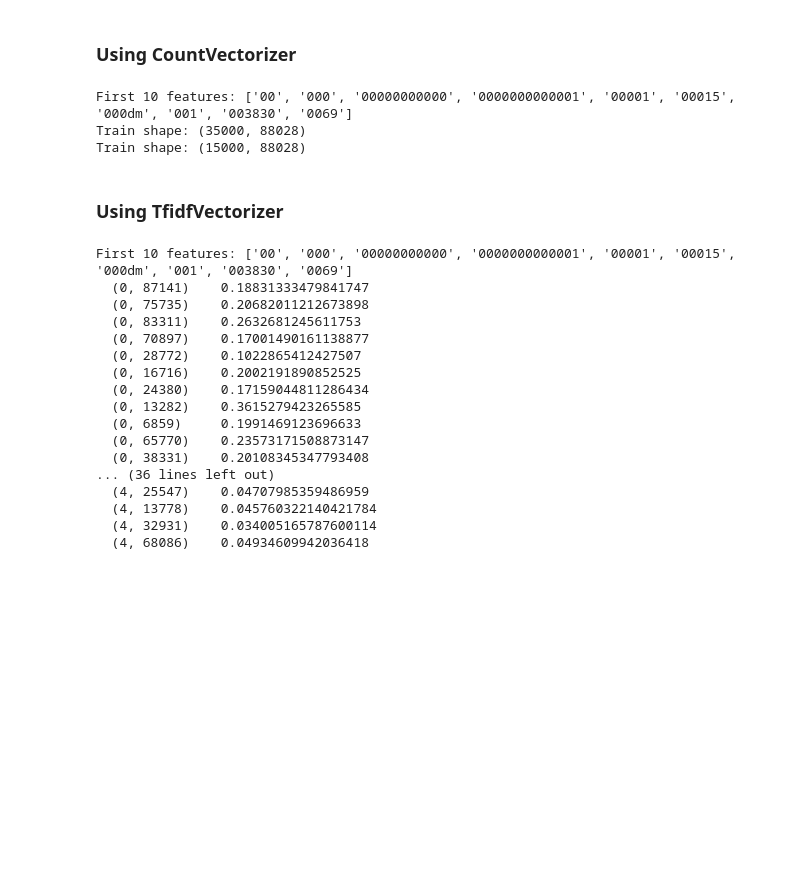
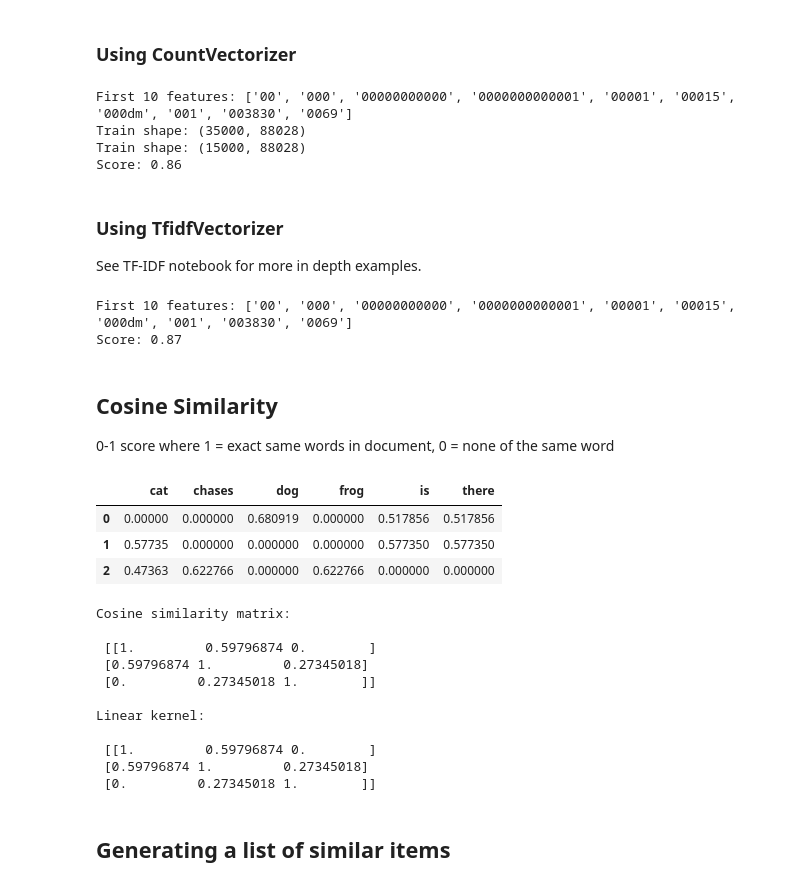
Before and after one commit to mattm/python-cheat-sheet, a Jupyter notebook: Natural Language Processing (NLP).ipynb, the cells around one changed output. Saved outputs shown, nothing was run; the diff lists cells and outputs as text; code cells hidden in the pictures; blank space fills up the shorter version.

```diff
--- a/Natural Language Processing (NLP).ipynb
+++ b/Natural Language Processing (NLP).ipynb
@@ -390,12 +470,19 @@ print("First 10 features:", count_vectorizer.get_feature_names()[:10])
 
 print("Train shape:", X_train_transformed.shape)
 print("Train shape:", X_test_transformed.shape)
+
+nb = MultinomialNB()
+nb.fit(X_train_transformed, y_train)
+print("Score: {:.2f}".format(nb.score(X_test_transformed, y_test)))
 # %% [output]
 First 10 features: ['00', '000', '00000000000', '0000000000001', '00001', '00015', '000dm', '001', '003830', '0069']
 Train shape: (35000, 88028)
 Train shape: (15000, 88028)
+Score: 0.86
-# %% [markdown]
-### Using TfidfVectorizer
+# %% [markdown]
+### Using TfidfVectorizer
+
+See TF-IDF notebook for more in depth examples.
 # %%
 # max_df: "When building the vocabulary ignore terms that have a document frequency strictly higher than
 # the given threshold (corpus-specific stop words). If float in range [0.0, 1.0], the parameter represents
@@ -406,22 +493,51 @@ X_train_transformed = tfidf_vectorizer.fit_transform(X_train)
 X_test_transformed = tfidf_vectorizer.transform(X_test)
 
 print("First 10 features:", tfidf_vectorizer.get_feature_names()[:10])
-print(X_train_transformed[:5])
+
+nb = MultinomialNB()
+nb.fit(X_train_transformed, y_train)
+print("Score: {:.2f}".format(nb.score(X_test_transformed, y_test)))
 # %% [output]
 First 10 features: ['00', '000', '00000000000', '0000000000001', '00001', '00015', '000dm', '001', '003830', '0069']
-  (0, 87141)    0.18831333479841747
-  (0, 75735)    0.20682011212673898
-  (0, 83311)    0.2632681245611753
-  (0, 70897)    0.17001490161138877
-  (0, 28772)    0.1022865412427507
-  (0, 16716)    0.2002191890852525
-  (0, 24380)    0.17159044811286434
-  (0, 13282)    0.3615279423265585
-  (0, 6859)     0.1991469123696633
-  (0, 65770)    0.23573171508873147
-  (0, 38331)    0.20108345347793408
-... (36 lines left out)
-  (4, 25547)    0.04707985359486959
-  (4, 13778)    0.045760322140421784
-  (4, 32931)    0.034005165787600114
-  (4, 68086)    0.04934609942036418
+Score: 0.87
+# %% [markdown]
+## Cosine Similarity
+
+0-1 score where 1 = exact same words in document, 0 = none of the same word
+# %%
+corpus = ["There is a dog", "There is a cat", "A cat chases a frog"]
+
+tfidf_vectorizer = TfidfVectorizer()
+tfidf_matrix = tfidf_vectorizer.fit_transform(corpus)
+
+df = pd.DataFrame(tfidf_matrix.toarray(), columns=tfidf_vectorizer.get_feature_names())
+display(df)
+
+cosine_sim = cosine_similarity(tfidf_matrix, tfidf_matrix)
+print("Cosine similarity matrix:\n\n", cosine_sim)
+
+# Notice how both linear_kernel and cosine_similarity produced the same result.
+# However, linear_kernel took a smaller amount of time to execute. When you're
+# working with a very large amount of data and your vectors are in the tf-idf
+# representation, it is good practice to default to linear_kernel to improve performance.
+# via https://campus.datacamp.com/courses/feature-engineering-for-nlp-in-python/tf-idf-and-similarity-scores?ex=9
+cosine_sim = linear_kernel(tfidf_matrix, tfidf_matrix)
+print("\nLinear kernel:\n\n", cosine_sim)
+# %% [output]
+|  | cat | chases | dog | frog | is | there |
+| 0 | 0.00000 | 0.000000 | 0.680919 | 0.000000 | 0.517856 | 0.517856 |
+| 1 | 0.57735 | 0.000000 | 0.000000 | 0.000000 | 0.577350 | 0.577350 |
+| 2 | 0.47363 | 0.622766 | 0.000000 | 0.622766 | 0.000000 | 0.000000 |
+Cosine similarity matrix:
+
+ [[1.         0.59796874 0.        ]
+ [0.59796874 1.         0.27345018]
+ [0.         0.27345018 1.        ]]
+
+Linear kernel:
+
+ [[1.         0.59796874 0.        ]
+ [0.59796874 1.         0.27345018]
+ [0.         0.27345018 1.        ]]
+# %% [markdown]
+## Generating a list of similar items
```
Also changed, not shown: parts of 30 cells of this notebook, 7 other files.
